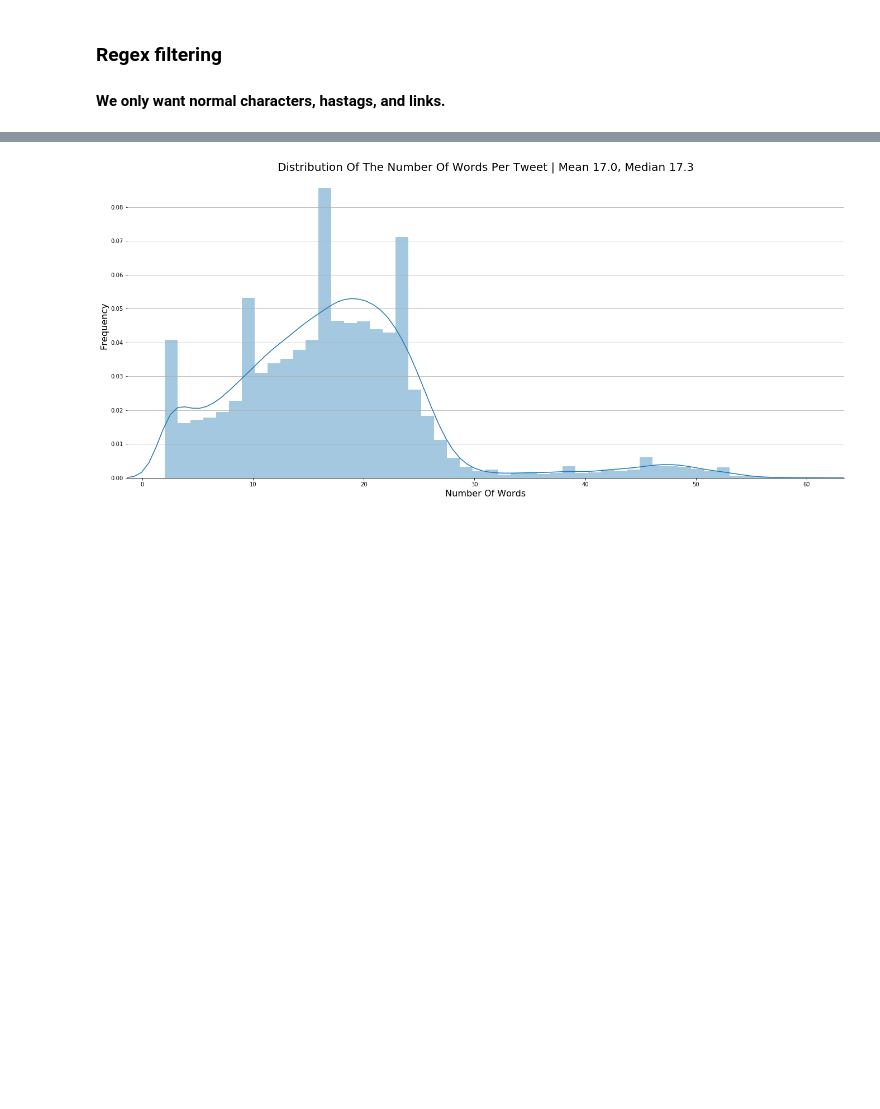
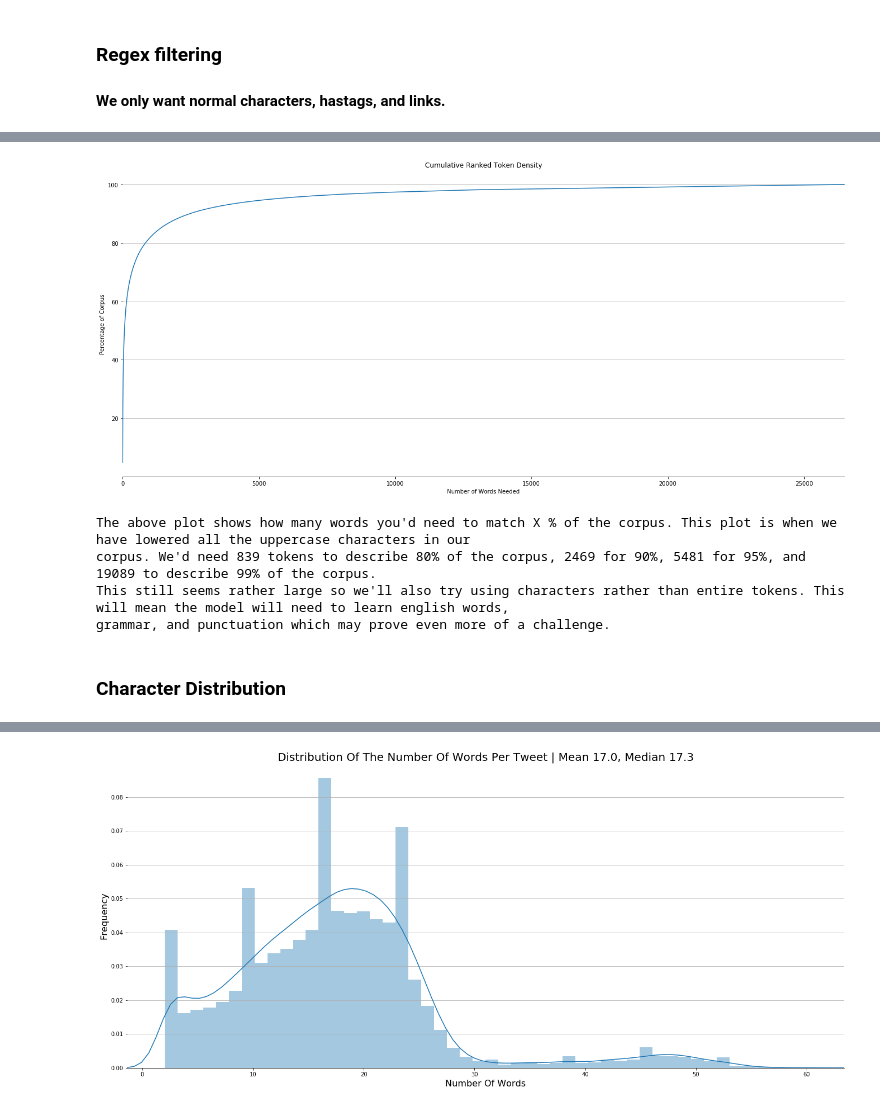
Before and after one commit to EdenTrainor/natural-tweet-generation, a Jupyter notebook: tweet_eda.ipynb, the cells around one changed output, grey strips where cells are left out. Cells and saved outputs as stored; diff of their text form; code cells hidden in the pictures; blank space fills up the shorter version.

```diff
--- a/tweet_eda.ipynb
+++ b/tweet_eda.ipynb
@@ -86,0 +151,8 @@ df = df[(df["text"] != "") | (df["text"] != " ")]
+# %%
+words = tknzr.tokenize(" ".join(df.text.str.lower()))
+value_counts = pd.value_counts(words)
+print("Most probable characters: ")
+print(value_counts.head(15))
+print("-" * 20)
+print("Number of non-unique tokens:")
+print((value_counts > 1).sum())
@@ -86,0 +180,31 @@ df = df[(df["text"] != "") | (df["text"] != " ")]
+# %%
+min_words_fraction = 100 * value_counts.cumsum() / len(words)
+
+fig, ax = plt.subplots()
+ax.plot(range(len(min_words_fraction)), min_words_fraction)
+ef.formatplot()
+ax.set_title("Cumulative Ranked Token Density")
+ax.set_ylabel("Percentage of Corpus")
+ax.set_xlabel("Number of Words Needed")
+plt.show()
+print(
+    """
+The above plot shows how many words you'd need to match X % of the corpus. This plot is when we have lowered all the uppercase characters in our
+corpus. We'd need {} tokens to describe 80% of the corpus, {} for 90%, {} for 95%, and {} to describe 99% of the corpus.
+This still seems rather large so we'll also try using characters rather than entire tokens. This will mean the model will need to learn english words,
+grammar, and punctuation which may prove even more of a challenge.
+""".format(
+        (min_words_fraction < 80).sum(),
+        (min_words_fraction < 90).sum(),
+        (min_words_fraction < 95).sum(),
+        (min_words_fraction < 99).sum(),
+    )
+)
+# %% [output]
+[figure, added]
+The above plot shows how many words you'd need to match X % of the corpus. This plot is when we have lowered all the uppercase characters in our
+corpus. We'd need 839 tokens to describe 80% of the corpus, 2469 for 90%, 5481 for 95%, and 19089 to describe 99% of the corpus.
+This still seems rather large so we'll also try using characters rather than entire tokens. This will mean the model will need to learn english words,
+grammar, and punctuation which may prove even more of a challenge.
+# %% [markdown]
+### Character Distribution
```
Also changed, not shown: parts of 10 cells of this notebook, 8 other files.
